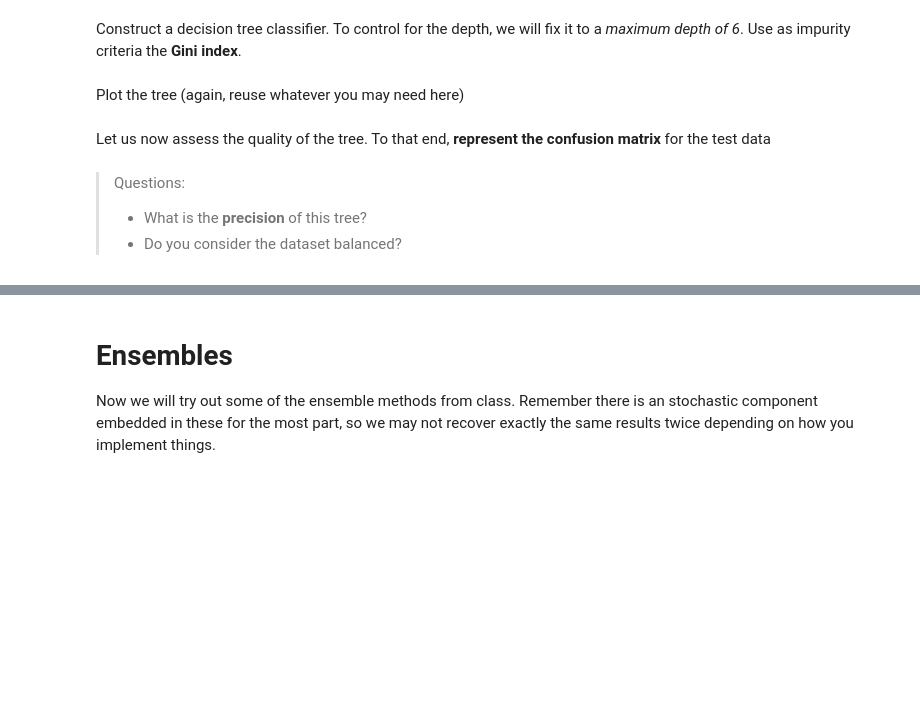
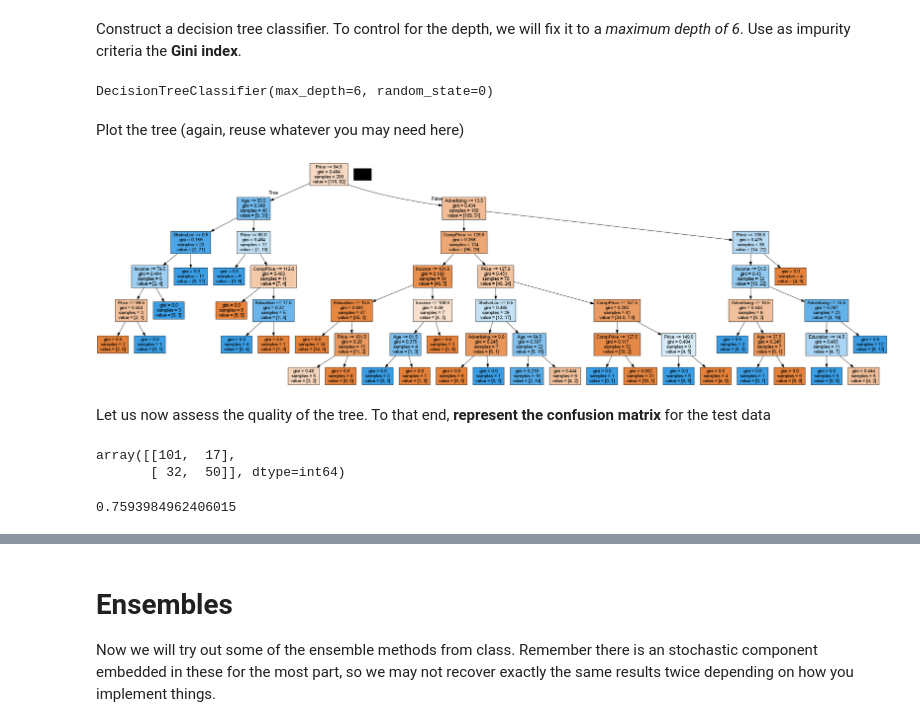
Before and after one commit to ICAI-IMAT-ML/p2-8-202304626, a Jupyter notebook: notebook/Lab2_8_Trees.ipynb, the cells around one changed output, grey strips where cells are left out. Cells and saved outputs as stored; diff of their text form; code cells hidden in the pictures; blank space fills up the shorter version.

```diff
--- a/notebook/Lab2_8_Trees.ipynb
+++ b/notebook/Lab2_8_Trees.ipynb
@@ -387,2 +472,2 @@ Make it so that we have a new binary variable called `high`. This variable shoul
 # %%
-carseats['high'] = # TODO
+carseats[["Sales", "high"]]
@@ -394,0 +509,5 @@ The variables `ShelveLoc`, `Urban` and `US` need to be converted to categorical
+# %%
+# TODO: Your code here!
+carseats["Urban"] = [1 if carseats["Urban"][i] == 'Yes' else 0 for i in range(len(carseats))]
+carseats["US"] = [1 if carseats["US"][i] == 'Yes' else 0 for i in range(len(carseats))]
+carseats["ShelveLoc"] = pd.factorize(carseats["ShelveLoc"])[0]
@@ -395,8 +540,8 @@ The variables `ShelveLoc`, `Urban` and `US` need to be converted to categorical
 # %% [markdown]
 Now, we will employ all variables to predict the `high` value (except `Sales` and `high`, for obvious reasons). Note that we have essentially converted a _regression_ problem into a _binary classification_ one.
 # %%
-X =  # TODO: Drop the unwanted columns
-y =  # TODO:  Select the "high" column
+X = carseats[[col for col in carseats.columns if col not in ["Sales", "high"]]] # TODO: Drop the unwanted columns
+y =  carseats["high"] # TODO:  Select the "high" column
 
 # TODO: Performn the train/test split with again 50% data for train and 50% for test
-X_train, X_test, y_train, y_test= train_test_split(None, None, None, random_state = 0)
+X_train, X_test, y_train, y_test= train_test_split(X, y, test_size=0.5, random_state = 0)
@@ -403,9 +579,11 @@ X_train, X_test, y_train, y_test= train_test_split(None, None, None, random_stat
 # %% [markdown]
 Construct a decision tree classifier. To control for the depth, we will fix it to a *maximum depth of 6*. Use as impurity criteria the **Gini index**.
 # %%
-carseats_classifier = DecisionTreeClassifier(None, None)  # TODO: Fill the NAs. Fix the random_state to 0
+carseats_classifier = DecisionTreeClassifier(max_depth=6, random_state=0)  # TODO: Fill the NAs. Fix the random_state to 0
 
 # Train the model with .fit
-carseats_classifier.fit(None, None) # TODO
+carseats_classifier.fit(X_train, y_train) # TODO
+# %% [output]
+DecisionTreeClassifier(max_depth=6, random_state=0)
 # %% [markdown]
 Plot the tree (again, reuse whatever you may need here)
@@ -414,2 +590,15 @@ Plot the tree (again, reuse whatever you may need here)
+# %%
+# TODO: Your code here!
+dot_data = StringIO()
+export_graphviz(carseats_classifier,
+                out_file=dot_data,
+                feature_names=X_train.columns,
+                filled=True)
+                # class_names="salary")
+
+graph = pydotplus.graph_from_dot_data(dot_data.getvalue())
+Image(graph.create_png())
+# %% [output]
+[figure, added]
 # %% [markdown]
 Let us now assess the quality of the tree. To that end, **represent the confusion matrix** for the test data
@@ -418,4 +605,13 @@ Let us now assess the quality of the tree. To that end, **represent the confusio
-# %% [markdown]
-> Questions:
-> * What is the **precision** of this tree?
-> * Do you consider the dataset balanced?
+# %%
+# TODO: Your code here!
+predicciones = carseats_classifier.predict(X_test)
+confusion_matrix(y_true=y_test, y_pred=predicciones)   # devuelve una matriz del tipo [TP, FN; FP, TN]
+# %% [output]
+array([[101,  17],
+       [ 32,  50]], dtype=int64)
+# %%
+matriz_conf = confusion_matrix(y_true=y_test, y_pred=predicciones)
+precision = matriz_conf[0][0] / (matriz_conf[0][0] + matriz_conf[1][0])
+precision
+# %% [output]
+0.7593984962406015
```
Also changed, not shown: parts of 21 cells of this notebook.
